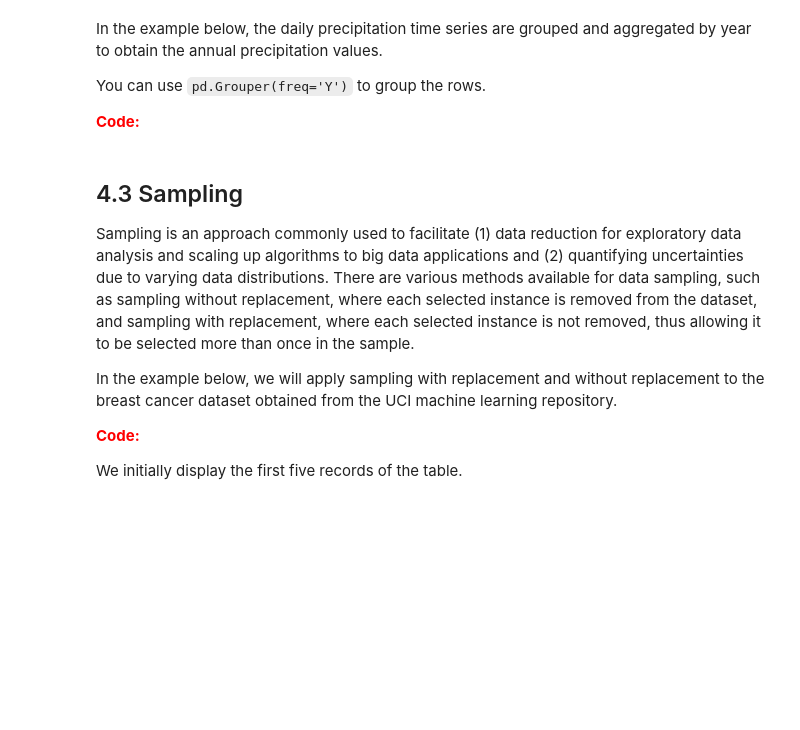
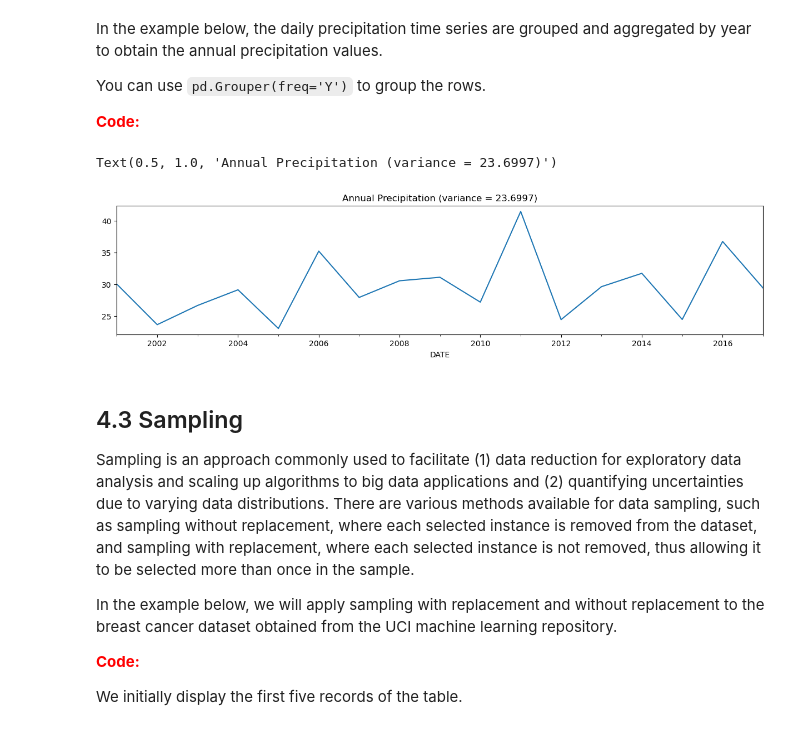
Before and after one commit to badis-byte/S5, a Jupyter notebook: dmlabs/lab2/Part1/Lab2-pre-processing - part1.ipynb, the cells around one changed output. Drawn from its saved outputs; the diff is of its cells as text; code cells hidden in the pictures; blank space fills up the shorter version.

```diff
--- a/dmlabs/lab2/Part1/Lab2-pre-processing - part1.ipynb
+++ b/dmlabs/lab2/Part1/Lab2-pre-processing - part1.ipynb
@@ -149,9 +234,12 @@ You can use `pd.Grouper(freq='Y')` to group the rows.
 
 **<font color="red">Code:</font>**
 # %%
-annual = daily.groupby(#FIXME#).sum()
+annual = daily.groupby(daily.index.to_period('Y')).sum()
 ax = annual.plot(kind='line',figsize=(15,3))
 ax.set_title('Annual Precipitation (variance = %.4f)' % (annual.var()))
+# %% [output]
+Text(0.5, 1.0, 'Annual Precipitation (variance = 23.6997)')
+[figure, added]
 # %% [markdown]
 ## 4.3 Sampling
 
```
Also changed, not shown: parts of 21 cells of this notebook.
